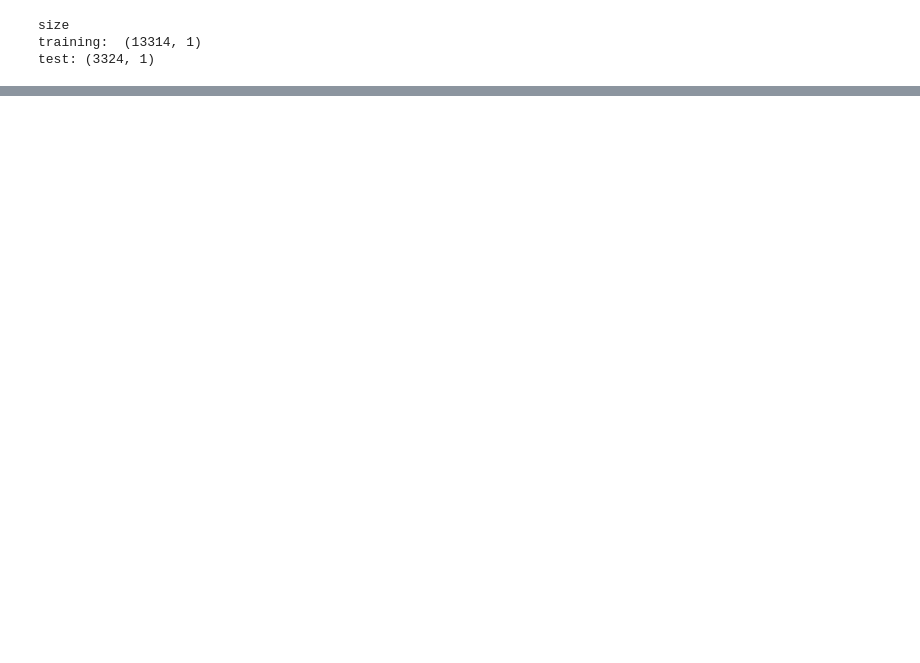
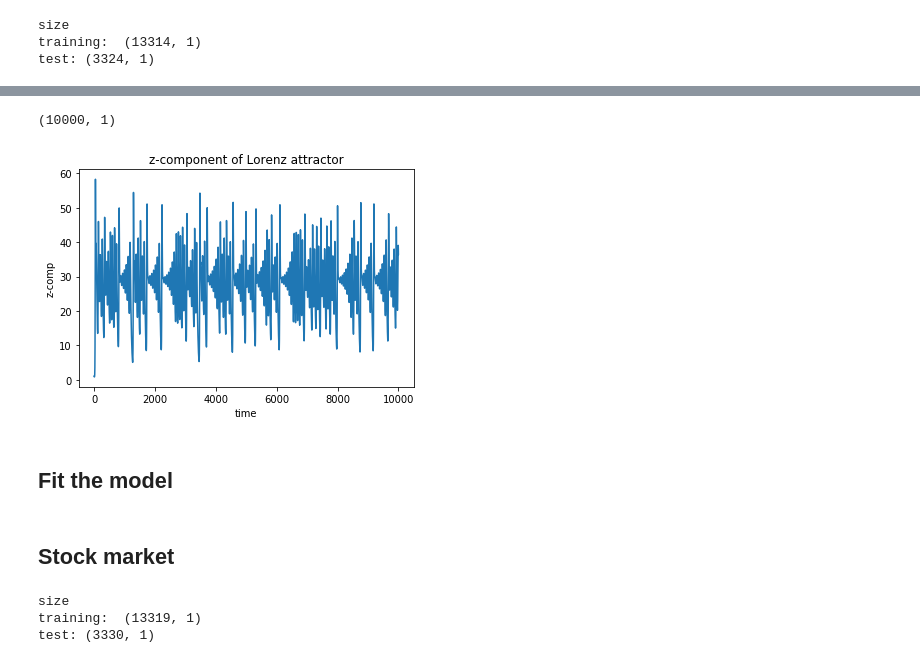
Before and after one commit to KennethThNg/Semester-project-dynamical-system-learning, a Jupyter notebook: time_series_forecast.ipynb, the cells around one changed output, grey strips where cells are left out. Drawn from its saved outputs; the diff is of its cells as text; code cells hidden in the pictures; blank space fills up the shorter version.

```diff
--- a/time_series_forecast.ipynb
+++ b/time_series_forecast.ipynb
@@ -435,0 +70,47 @@ tensor([[1.],
+# %%
+x = 0
+y = 1
+z = 1.05
+sigma = 10
+rho = 30
+beta = 8/3
+dt = 0.01
+T = 10000 - 1
+sol = [[x, y, z]]
+
+A = np.asarray([[-sigma, sigma, 0], [rho, -1, 0], [0, 0, -beta]])
+Q0 = np.asarray([[0,0,0], [0,0,0], [0,0,0]])*dt
+Q1= np.asarray([[0,0,-1], [0,0,0], [0,0,0]])*dt
+Q2 = np.asarray([[0,1,0],[0,0,0], [0,0,0]])*dt
+
+B = np.array([Q0, Q1, Q2])
+dim = 3
+I = np.eye(dim)
+AA = (I+dt*A)
+
+for i in range(T):
+    x = np.asarray(sol[-1])
+    Ax = AA.dot(x)
+
+    phix = x.T.dot(B).dot(x)
+
+    f = Ax + phix
+    sol.append(f)
+
+z_lorenz = np.array([lorenz[:,2]]).transpose()
+z_lorenz.shape
+# %% [output]
+(10000, 1)
+# %%
+plt.plot(z_lorenz)
+plt.title('z-component of Lorenz attractor')
+plt.xlabel('time')
+plt.ylabel('z-comp')
+plt.savefig('../figure/z_lorenz/z_lorenz.png')
+plt.show()
+# %% [output]
+[figure, added]
+# %% [markdown]
+## Fit the model
+# %% [markdown]
+## Stock market
@@ -435,0 +121,8 @@ tensor([[1.],
+# %%
+print('size')
+print('training: ', train_set.shape)
+print('test:', test_set.shape)
+# %% [output]
+size
+training:  (13319, 1)
+test: (3330, 1)
```
Also changed, not shown: parts of 105 cells of this notebook.
